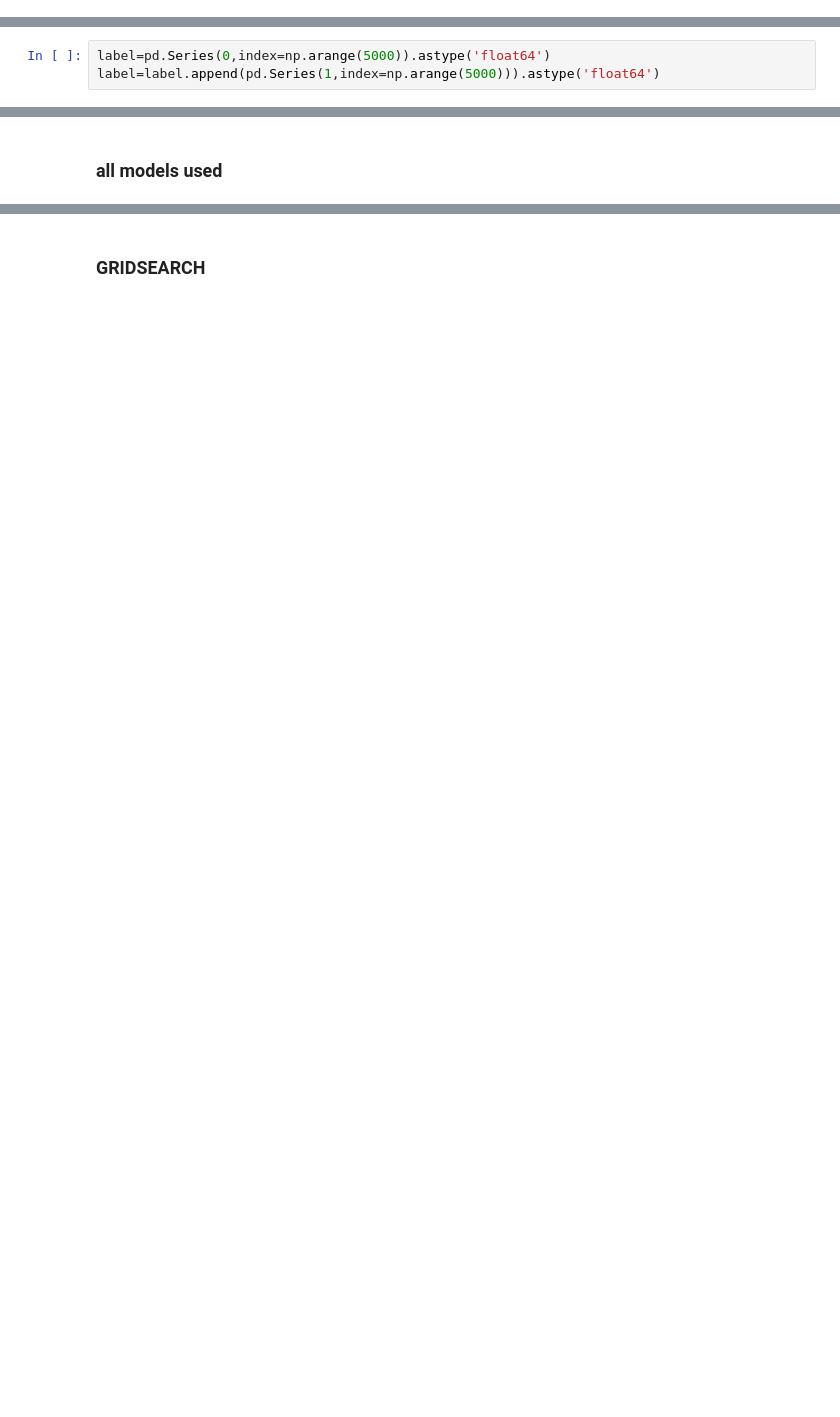
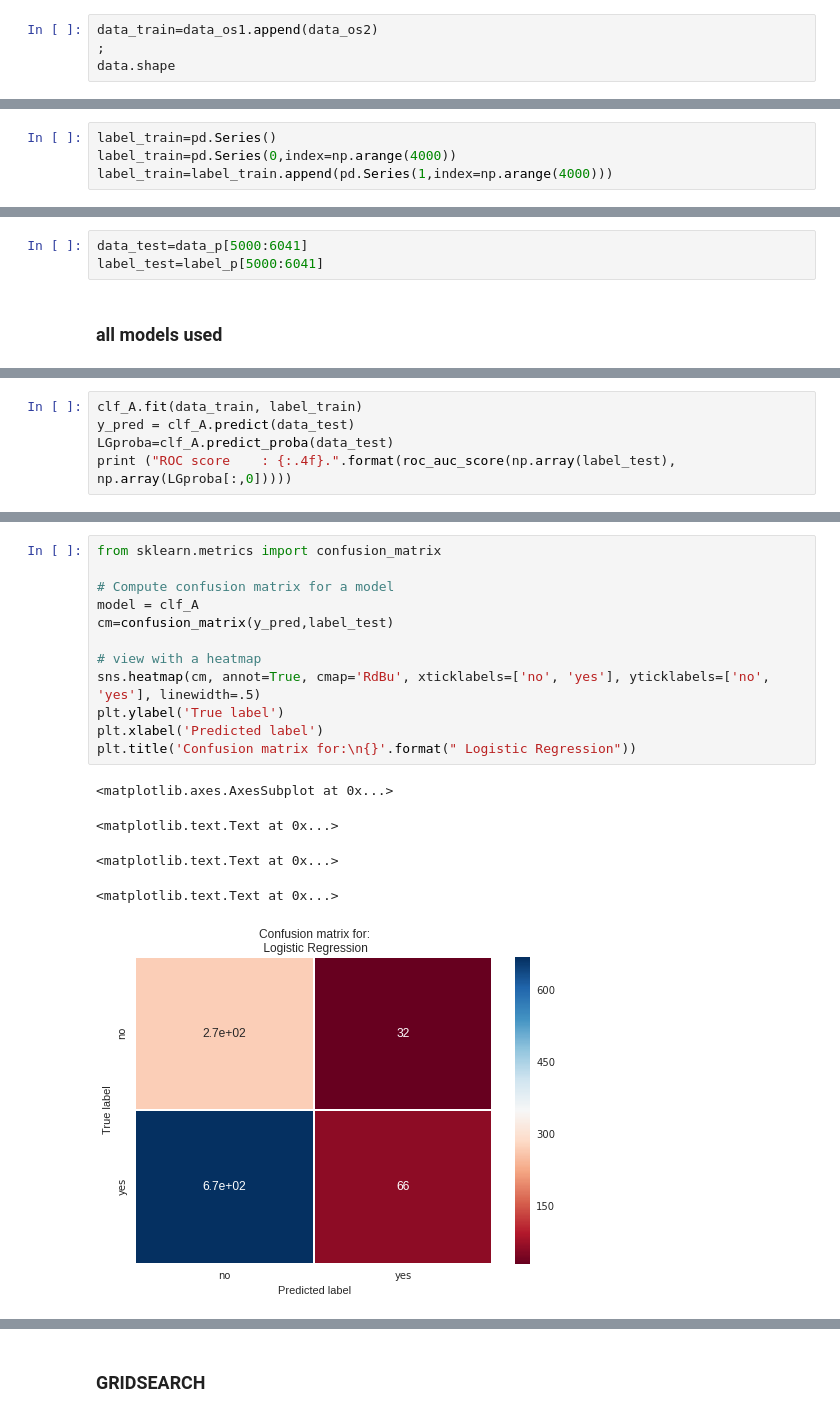
Before and after one commit to hope-yao/kaggle, a Jupyter notebook: Kaggle.ipynb, the cells around one changed output, grey strips where cells are left out. Saved outputs shown, nothing was run; the diff lists cells and outputs as text; blank space fills up the shorter version.

```diff
--- a/Kaggle.ipynb
+++ b/Kaggle.ipynb
@@ -310,0 +239,4 @@ data.shape[0]
+# %%
+data_train=data_os1.append(data_os2)
+;
+data.shape
@@ -311,4 +248,5 @@ data.shape[0]
 # %%
-label=pd.Series(0,index=np.arange(5000)).astype('float64')
-label=label.append(pd.Series(1,index=np.arange(5000))).astype('float64')
+label_train=pd.Series()
+label_train=pd.Series(0,index=np.arange(4000))
+label_train=label_train.append(pd.Series(1,index=np.arange(4000)))
 # %%
@@ -386,2 +266,5 @@ dtype: int64
+# %%
+data_test=data_p[5000:6041]
+label_test=label_p[5000:6041]
 # %% [markdown]
 ### all models used
@@ -545,0 +317,5 @@ plt.title('Confusion matrix for:\n{}'.format(" Logistic Regression"));
+# %%
+clf_A.fit(data_train, label_train)
+y_pred = clf_A.predict(data_test)
+LGproba=clf_A.predict_proba(data_test)
+print ("ROC score    : {:.4f}.".format(roc_auc_score(np.array(label_test), np.array(LGproba[:,0]))))
@@ -545,0 +328,18 @@ plt.title('Confusion matrix for:\n{}'.format(" Logistic Regression"));
+# %%
+from sklearn.metrics import confusion_matrix
+
+# Compute confusion matrix for a model
+model = clf_A
+cm=confusion_matrix(y_pred,label_test)
+
+# view with a heatmap
+sns.heatmap(cm, annot=True, cmap='RdBu', xticklabels=['no', 'yes'], yticklabels=['no', 'yes'], linewidth=.5)
+plt.ylabel('True label')
+plt.xlabel('Predicted label')
+plt.title('Confusion matrix for:\n{}'.format(" Logistic Regression"))
+# %% [output]
+<matplotlib.axes.AxesSubplot at 0x...>
+<matplotlib.text.Text at 0x...>
+<matplotlib.text.Text at 0x...>
+<matplotlib.text.Text at 0x...>
+[figure, added]
```
Also changed, not shown: parts of 132 cells of this notebook.
